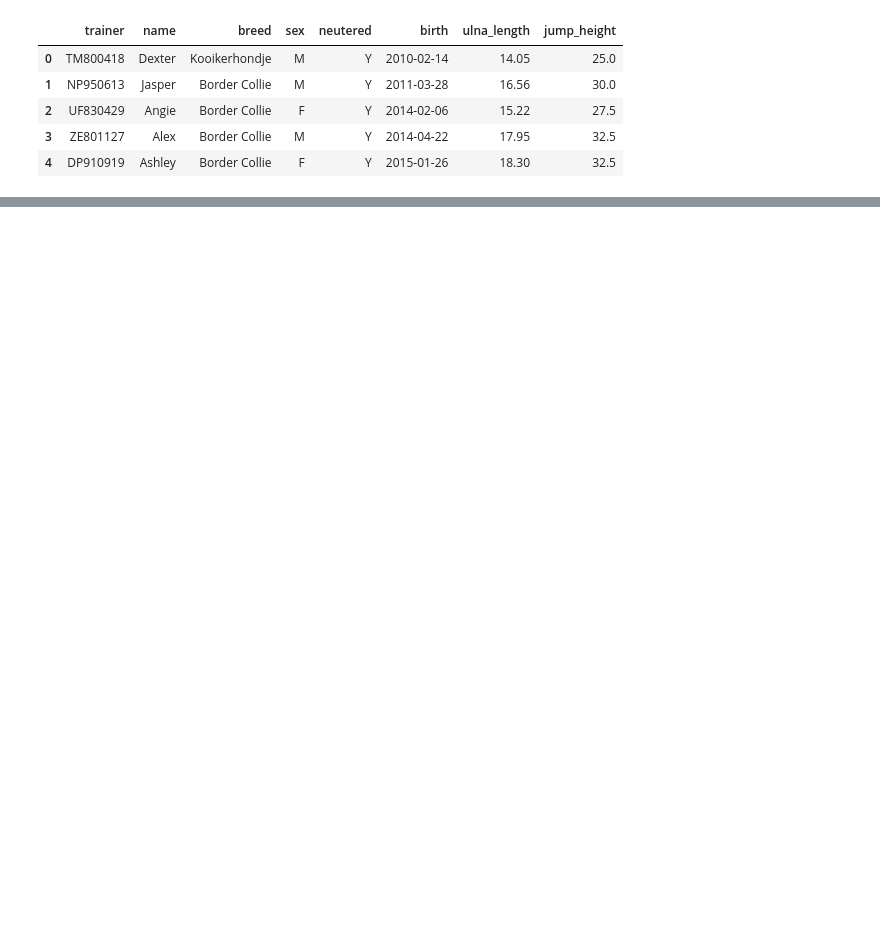
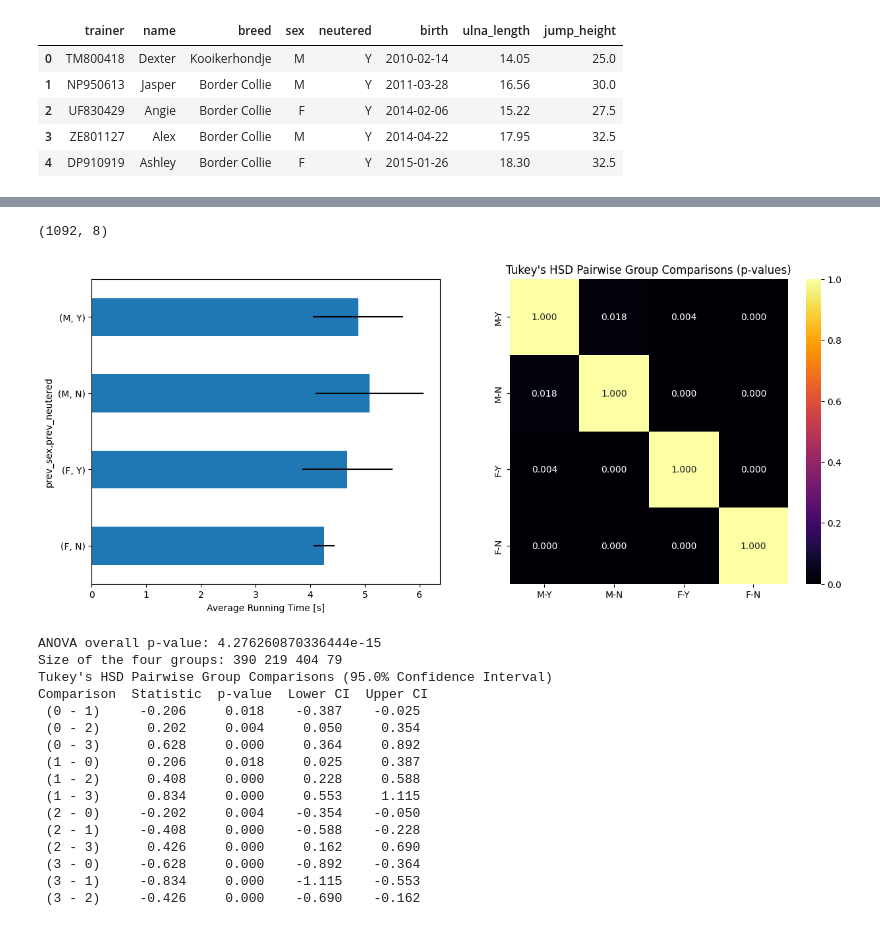
Before and after one commit to dzsobacsi/flyball-project, a Jupyter notebook: 3b-change-partner.ipynb, the cells around one changed output, grey strips where cells are left out. Drawn from its saved outputs; the diff is of its cells as text; code cells hidden in the pictures; blank space fills up the shorter version.

```diff
--- a/3b-change-partner.ipynb
+++ b/3b-change-partner.ipynb
@@ -70,0 +176,25 @@ By checking the results between each pair it turns out:
+# %%
+df_MY = df_runs[(df_runs.curr_sex == 'M') & (df_runs.curr_neutered == 'Y')]
+df_MY.shape
+# %% [output]
+(1092, 8)
+# %%
+myplot(df_MY)
+# %% [output]
+[figure, added]
+ANOVA overall p-value: 4.276260870336444e-15
+Size of the four groups: 390 219 404 79
+Tukey's HSD Pairwise Group Comparisons (95.0% Confidence Interval)
+Comparison  Statistic  p-value  Lower CI  Upper CI
+ (0 - 1)     -0.206     0.018    -0.387    -0.025
+ (0 - 2)      0.202     0.004     0.050     0.354
+ (0 - 3)      0.628     0.000     0.364     0.892
+ (1 - 0)      0.206     0.018     0.025     0.387
+ (1 - 2)      0.408     0.000     0.228     0.588
+ (1 - 3)      0.834     0.000     0.553     1.115
+ (2 - 0)     -0.202     0.004    -0.354    -0.050
+ (2 - 1)     -0.408     0.000    -0.588    -0.228
+ (2 - 3)      0.426     0.000     0.162     0.690
+ (3 - 0)     -0.628     0.000    -0.892    -0.364
+ (3 - 1)     -0.834     0.000    -1.115    -0.553
+ (3 - 2)     -0.426     0.000    -0.690    -0.162
```
Also changed, not shown: parts of 21 cells of this notebook.
